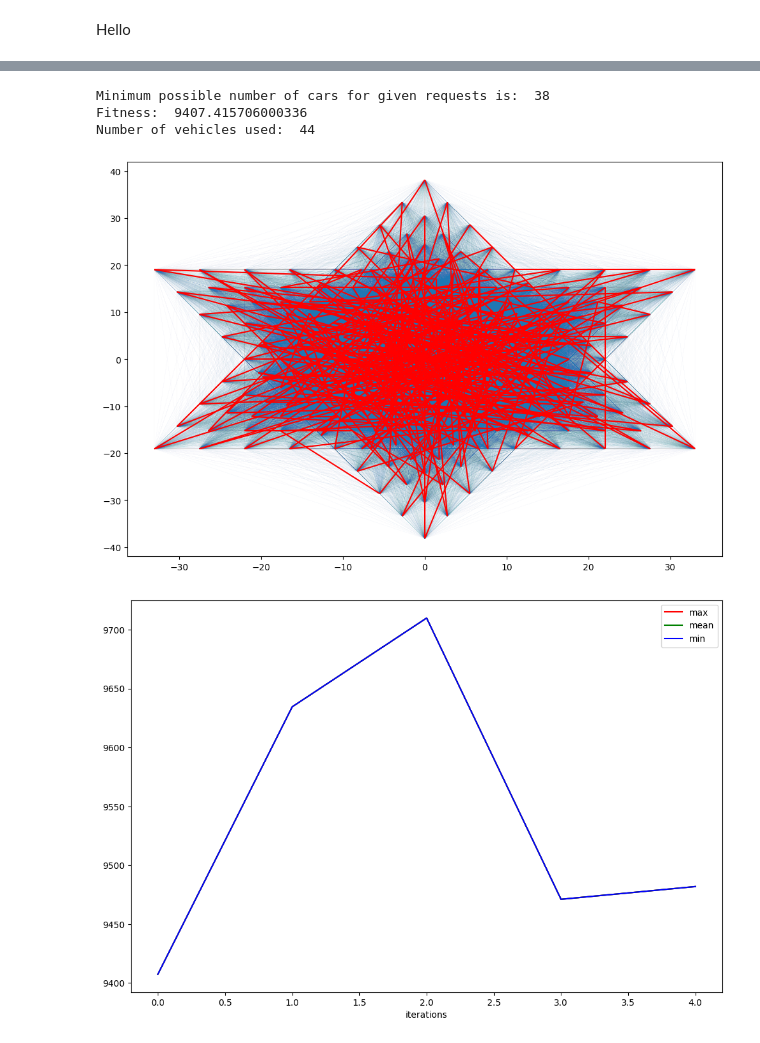
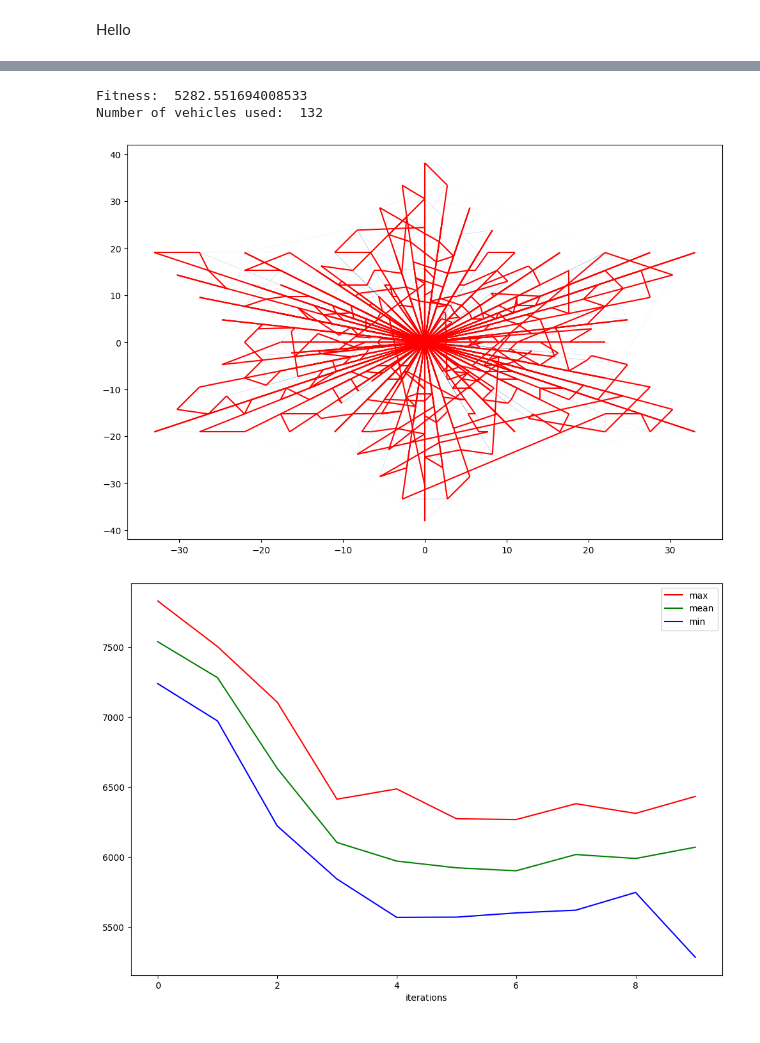
Before and after one commit to Aviuss/Vehicle-routing-problem, a Jupyter notebook: main.ipynb, the cells around one changed output, grey strips where cells are left out. Drawn from its saved outputs; the diff is of its cells as text; code cells hidden in the pictures.

Commit message:
heuristic changes

```diff
--- a/main.ipynb
+++ b/main.ipynb
@@ -7,7 +7,7 @@ import numpy as np
 from tqdm import tqdm
 
 # main ACO function
-def ant_solver(list_of_nodes, depot_idx, vehicle_capacity, distance, ants=10, max_iter=3000, alpha=1, beta=3, Q=100, rho=0.8, init_pheromone_value=0.01):
+def ant_solver(list_of_nodes, depot_idx, vehicle_capacity, distance, chosen_heuristic, ants=10, max_iter=3000, alpha=1, beta=3, Q=100, rho=0.8, init_pheromone_value=0.01):
     if len(list_of_nodes) == 1:
         raise Exception("Can't do algorithm if there is only one node.")
 
@@ -22,7 +22,7 @@ def ant_solver(list_of_nodes, depot_idx, vehicle_capacity, distance, ants=10, ma
     best_sol = None
     best_fit = float('inf')
     for it in tqdm(range(max_iter)):
-        sols = list(generate_solutions(list_of_nodes, depot_idx, vehicle_capacity, P, distance, ants, alpha=alpha, beta=beta))
+        sols = list(generate_solutions(list_of_nodes, depot_idx, vehicle_capacity, P, distance, ants, chosen_heuristic, alpha=alpha, beta=beta))
         fits = list(map(lambda x: fitness(list_of_nodes, distance, x), sols))
         P = update_pheromone(P, sols, fits, Q=Q, rho=rho)
 
@@ -71,19 +71,24 @@ def initialize_pheromone(N, init_pheromone_value):
     return init_pheromone_value*np.ones(shape=(N,N))
 
 # generate solution
-def generate_solutions(list_of_nodes, depot_idx, vehicle_capacity, P, dist, N, alpha=1, beta=3):
+def generate_solutions(list_of_nodes, depot_idx, vehicle_capacity, P, dist, N, chosen_heuristic, alpha=1, beta=3):
 
     # probability of selecting and edge (without scaling)
     def compute_prob(i1, i2, ant_capacity):
         dist_val = dist(list_of_nodes[i1], list_of_nodes[i2])
         dist_inv = 1/dist_val if dist_val != 0 else 0
 
-        #next_node_quantity = 0
-        #if list_of_nodes[i2]["request"] is not None:
-        #    next_node_quantity = list_of_nodes[i2]["request"]["quantity"]
-        #next_vehicle_fullness = (next_node_quantity + ant_capacity) / vehicle_capacity
+        next_node_quantity = 0
+        if list_of_nodes[i2]["request"] is not None:
+            next_node_quantity = list_of_nodes[i2]["request"]["quantity"]
+        #next_node_quantity_normalised = (next_node_quantity) / vehicle_capacity # e [0; 1]
+        next_node_fullness = (next_node_quantity + ant_capacity) / vehicle_capacity  # e [0; 1]
 
-        nu = dist_inv #* next_vehicle_fullness
+        next_node_dist_to_depot = dist(list_of_nodes[i2], list_of_nodes[depot_idx])
+        next_node_dist_to_depot_inv = 1/next_node_dist_to_depot if next_node_dist_to_depot != 0 else 0 # closer to depot -> smaller value
+
+
+        nu = chosen_heuristic * dist_inv + (1-chosen_heuristic) * next_node_fullness * next_node_dist_to_depot_inv
         tau = P[i1, i2]
         ret = pow(tau, alpha) * pow(nu,beta)
         return ret if ret > 0.000001 else 0.000001
@@ -253,7 +258,7 @@ def plot_logs(logger, minimum_number_of_cars_value):
 
     plt.figure(figsize=(12, 8))
     plt.plot(x, logger["best_sol_vehicle_used"], label='best_sol_vehicle_used')
-    plt.axhline(y=minimum_number_of_cars_value, color='r', label='minimum number of cars')
+    plt.axhline(y=minimum_number_of_cars_value, color='r', label='minimum possible number of cars')
 
     plt.xlabel('iterations')
     plt.legend()
@@ -266,7 +271,7 @@ def minimum_number_of_cars(input_data):
         s += i["request"]["quantity"] if i["request"] is not None else 0
     return math.ceil(s/input_data["capacity"])
 # %%
-def evaulate_and_display_results(input_data, max_iter=3000, alpha=1, ants=10, beta=3, Q=100, initialize_pheromone=0.01, rho=0.8):
+def evaulate_and_display_results(input_data, max_iter=3000, alpha=1, ants=10, beta=3, Q=100, initialize_pheromone=0.01, rho=0.8, chosen_heuristic = 1):
     s, P, logger = ant_solver(
         input_data["list_of_nodes"],
         input_data["depot_idx"],
@@ -278,11 +283,11 @@ def evaulate_and_display_results(input_data, max_iter=3000, alpha=1, ants=10, be
         beta=beta,
         Q=Q,
         init_pheromone_value=initialize_pheromone,
-        rho=rho
+        rho=rho,
+        chosen_heuristic = chosen_heuristic
     )
 
     mnoc = minimum_number_of_cars(input_data)
-    print('Minimum possible number of cars for given requests is: ', mnoc)
     plot_path(s, P, input_data)
     plot_logs(logger, mnoc)
 # %%
@@ -323,17 +328,17 @@ Number of vehicles used:  6
 # %%
 
 evaulate_and_display_results(input_xml_data[2],
-    max_iter=5,
-    alpha=10,
-    ants=1,
-    beta=3,
+    max_iter=10,
+    alpha=1,
+    ants=10,
+    beta=1,
     Q=100,
     initialize_pheromone=0.01,
-    rho=0.1
+    rho=0.8,
+    chosen_heuristic = 1
 )
 # %% [output]
-Minimum possible number of cars for given requests is:  38
-Fitness:  9407.415706000336
-Number of vehicles used:  44
+Fitness:  5282.551694008533
+Number of vehicles used:  132
-[figure, old version]
+[figure, new version]
-[figure, old version]
+[figure, new version]
```
Also changed, not shown: parts of 3 cells of this notebook.
